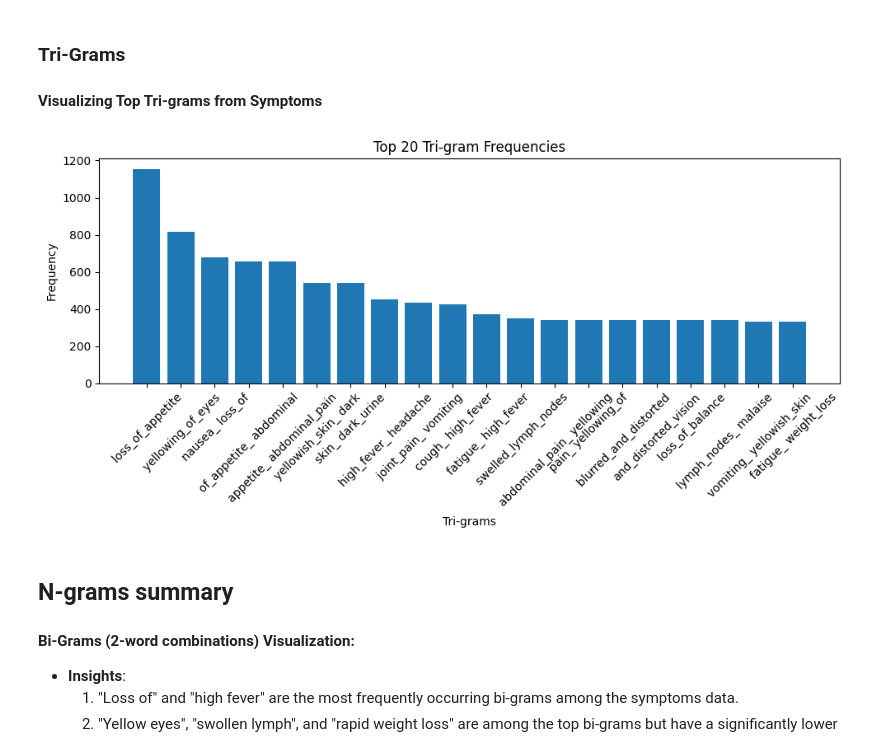
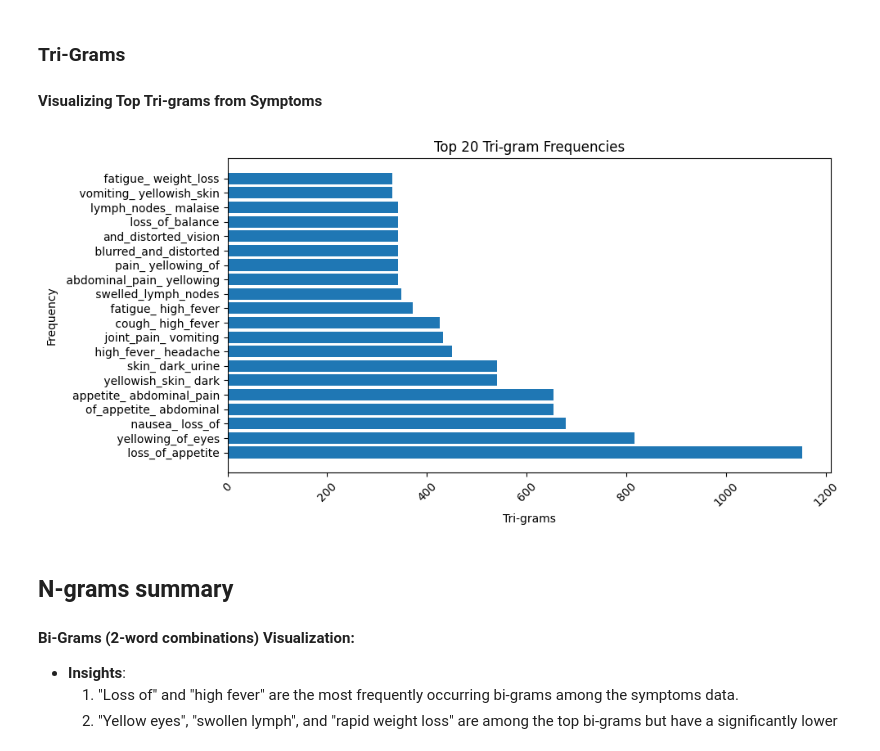
Before and after one commit to disease-outbreak/disease-outbreak, a Jupyter notebook: final_report_symptoms.ipynb, the cells around one changed output. Cells and saved outputs as stored; diff of their text form; code cells hidden in the pictures.

```diff
--- a/final_report_symptoms.ipynb
+++ b/final_report_symptoms.ipynb
@@ -116,3 +138,19 @@ df_final.head()
 | 3 | Fungal infection | 0 | 0 | 0 | 0 | 0 | ... |
 | 4 | Fungal infection | 0 | 0 | 0 | 0 | 0 | ... |
 5 rows × 132 columns
+# %%
+df_final.columns = [col.strip().lower() for col in df_final.columns]
+
+# Convert the lists to sets
+set_symptoms_df_final = set(list(df_final.columns.sort_values()))
+set_symptoms_df1 = set(list(df1.Symptom.sort_values()))
+
+# Find symptoms present in df_final but not in df1
+missing_in_df1 = set_symptoms_df_final - set_symptoms_df1
+if missing_in_df1:
+    print("Symptoms present in df_final but not in df1:", missing_in_df1)
+
+# Find symptoms present in df1 but not in df_final
+missing_in_df_final = set_symptoms_df1 - set_symptoms_df_final
+if missing_in_df_final:
+    print("Symptoms present in df1 but not in df_final:", missing_in_df_final)
@@ -118,0 +160,12 @@ df_final.head()
+# %%
+# Remove 'disease' from missing_in_df1 and 'prognosis' from missing_in_df_final
+if 'disease' in missing_in_df1:
+    missing_in_df1.remove('disease')
+if 'prognosis' in missing_in_df_final:
+    missing_in_df_final.remove('prognosis')
+
+# Zip together the two sets and create a dictionary from the pairs
+disparity_mapping = dict(zip(missing_in_df1, missing_in_df_final))
+
+# Correct column names in df_final using the disparity_mapping
+df_final.columns = [disparity_mapping[col] if col in disparity_mapping else col for col in df_final.columns]
@@ -118,0 +203,8 @@ df_final.head()
+# %%
+# Convert Symptom-Weight pairs in df1 to dictionary
+weights_dict = df1.set_index('Symptom')['weight'].to_dict()
+
+# Replace 1s in df_final columns with the corresponding weights
+for symptom, weight in weights_dict.items():
+    if symptom in df_final.columns:
+        df_final[symptom] = df_final[symptom].replace(1, weight)
@@ -195,7 +300,7 @@ plt.show()
 #### Extracting and Analyzing N-grams from Symptoms
 # %%
 # Drop the 'Disease' column and flatten the DataFrame to get a list of all symptom words
-all_symptoms = df.drop(columns=['Disease']).values.flatten()
+all_symptoms = df.drop(columns=['disease']).values.flatten()
 
 # Convert all values to strings and filter out the string representation of NaN (to clean the data)
 all_symptoms = [str(s) for s in all_symptoms if str(s) != 'nan' and str(s) != 'NaN']
@@ -234,18 +339,18 @@ plt.show()
 # %%
 # Sort the tri_gram_counts dictionary by values (frequencies) in descending order and take top 20
 top_20_tri_grams = dict(sorted(tri_gram_counts.items(), key=lambda item: item[1], reverse=True)[:20])
 
 # Visualization of Top 20 Tri-grams
 plt.figure(figsize=(10, 5))
-plt.bar(['_'.join(tg) for tg in top_20_tri_grams.keys()], top_20_tri_grams.values())
+plt.barh(['_'.join(tg) for tg in top_20_tri_grams.keys()], top_20_tri_grams.values())
 plt.xlabel('Tri-grams')
 plt.ylabel('Frequency')
 plt.xticks(rotation=45)
 plt.title('Top 20 Tri-gram Frequencies')
 plt.tight_layout()
 plt.show()
 # %% [output]
-[figure, old version]
+[figure, new version]
 # %% [markdown]
 ## N-grams summary
 
```
Also changed, not shown: parts of 22 cells of this notebook, 5 other files.
